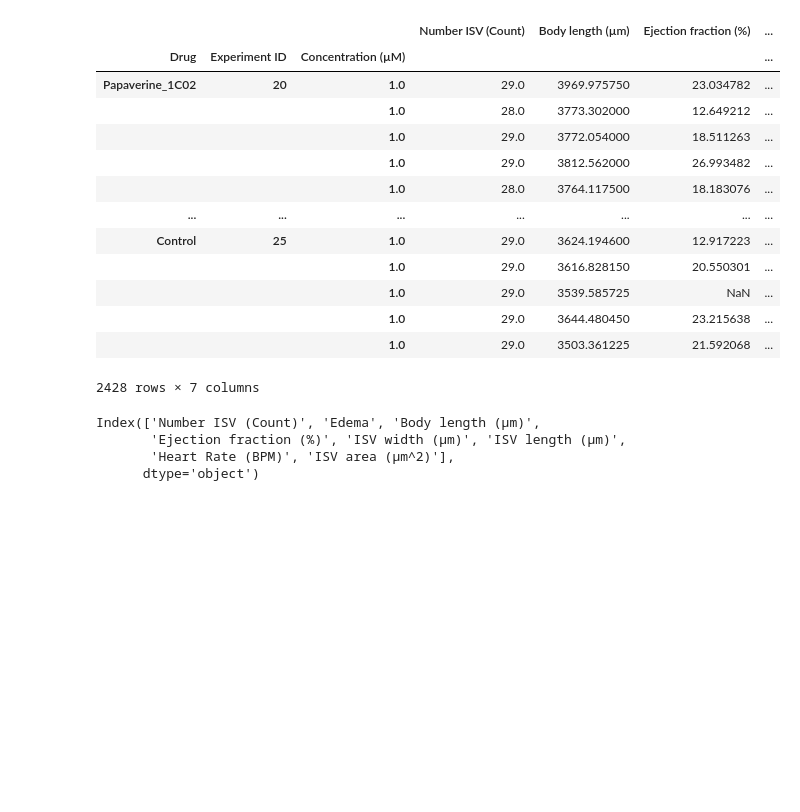
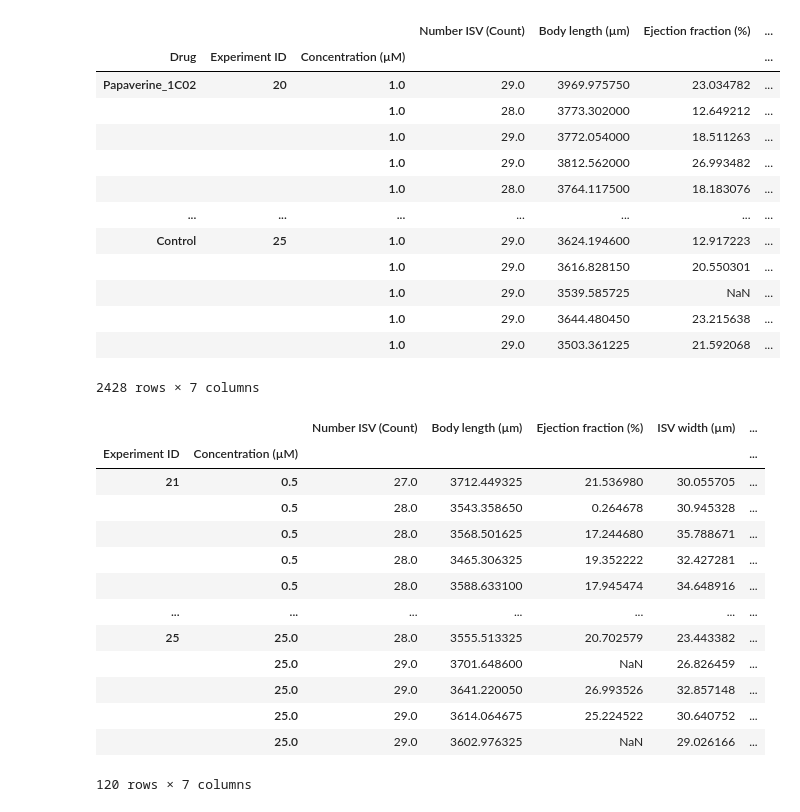
Before and after one commit to MercaderLabAnatomy/CoVasc_DataApp, a Jupyter notebook: Untitled.ipynb, the cells around one changed output. Cells and saved outputs as stored; diff of their text form; code cells hidden in the pictures; blank space fills up the shorter version.

```diff
--- a/Untitled.ipynb
+++ b/Untitled.ipynb
@@ -51,12 +51,22 @@ df
 |  |  | 1.0 | 29.0 | 3503.361225 | 21.592068 | ... |
 2428 rows × 7 columns
 # %%
-df.columns
+df.loc["Molnupiravir"]
 # %% [output]
+|  |  | Number ISV (Count) | Body length (µm) | Ejection fraction (%) | ISV width (µm) | ... |
+| Experiment ID | Concentration (µM) |  |  |  |  | ... |
+| 21 | 0.5 | 27.0 | 3712.449325 | 21.536980 | 30.055705 | ... |
+|  | 0.5 | 28.0 | 3543.358650 | 0.264678 | 30.945328 | ... |
+|  | 0.5 | 28.0 | 3568.501625 | 17.244680 | 35.788671 | ... |
+|  | 0.5 | 28.0 | 3465.306325 | 19.352222 | 32.427281 | ... |
+|  | 0.5 | 28.0 | 3588.633100 | 17.945474 | 34.648916 | ... |
+| ... | ... | ... | ... | ... | ... | ... |
+| 25 | 25.0 | 28.0 | 3555.513325 | 20.702579 | 23.443382 | ... |
+|  | 25.0 | 29.0 | 3701.648600 | NaN | 26.826459 | ... |
+|  | 25.0 | 29.0 | 3641.220050 | 26.993526 | 32.857148 | ... |
+|  | 25.0 | 29.0 | 3614.064675 | 25.224522 | 30.640752 | ... |
+|  | 25.0 | 29.0 | 3602.976325 | NaN | 29.026166 | ... |
-Index(['Number ISV (Count)', 'Edema', 'Body length (µm)',
-       'Ejection fraction (%)', 'ISV width (µm)', 'ISV length (µm)',
-       'Heart Rate (BPM)', 'ISV area (µm^2)'],
-      dtype='object')
+120 rows × 7 columns
 # %%
 source = "Data/2022-08-08_Behavior_Assay_Collected_Measurements_median.xlsx"
 df = pd.read_excel(source)
```
Also changed, not shown: parts of 2 cells of this notebook, 6 other files.
